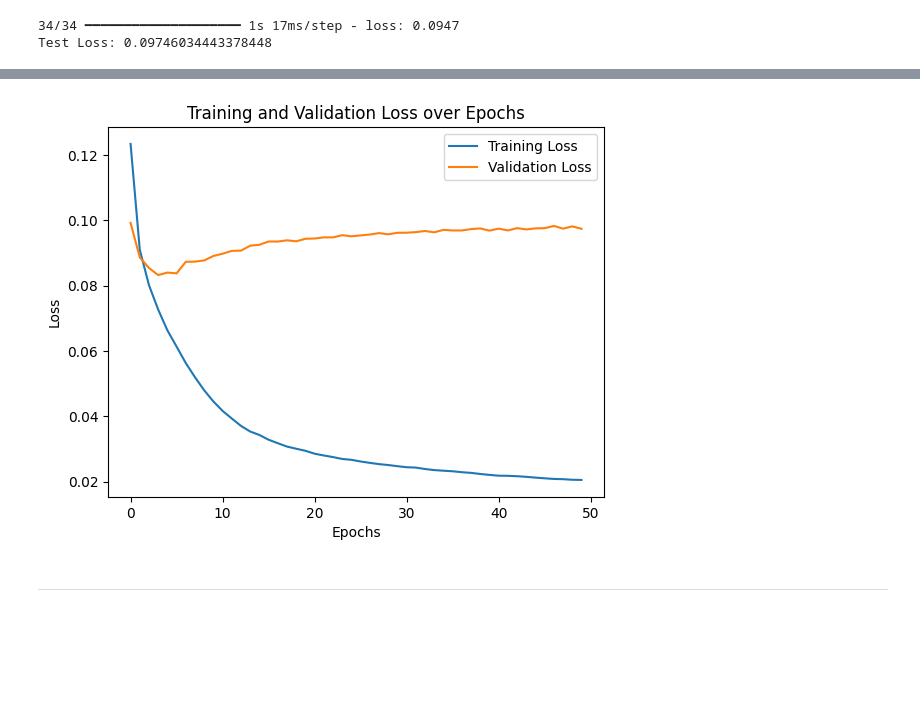
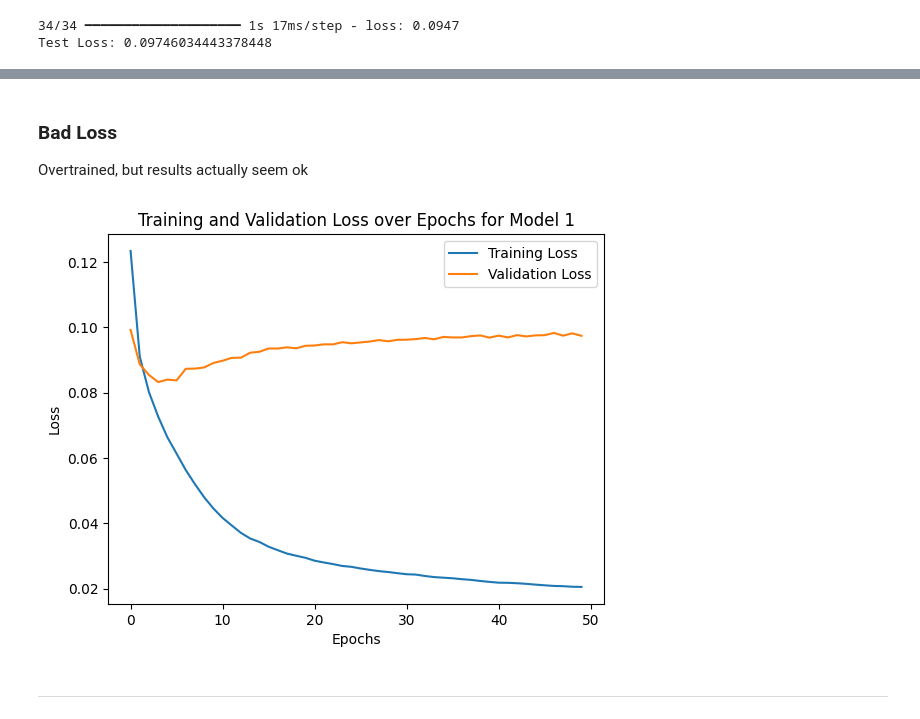
Before and after one commit to nathanchiu888/ecs-171-project, a Jupyter notebook: src/model_training2.ipynb, the cells around one changed output, grey strips where cells are left out. Saved outputs shown, nothing was run; the diff lists cells and outputs as text; code cells hidden in the pictures; blank space fills up the shorter version.

```diff
--- a/src/model_training2.ipynb
+++ b/src/model_training2.ipynb
@@ -180,14 +375,17 @@ plt.show()
+# %% [markdown]
+### Bad Loss
+Overtrained, but results actually seem ok
 # %%
 plt.plot(history.history['loss'], label='Training Loss')
 plt.plot(history.history['val_loss'], label='Validation Loss')
 
 plt.xlabel('Epochs')
 plt.ylabel('Loss')
-plt.title('Training and Validation Loss over Epochs')
+plt.title('Training and Validation Loss over Epochs for Model 1')
 
 plt.legend()
 plt.show()
 # %% [output]
-[figure, old version]
+[figure, new version]
 # %% [markdown]
 _______________________
```
Also changed, not shown: parts of 14 cells of this notebook, 2 other files.
